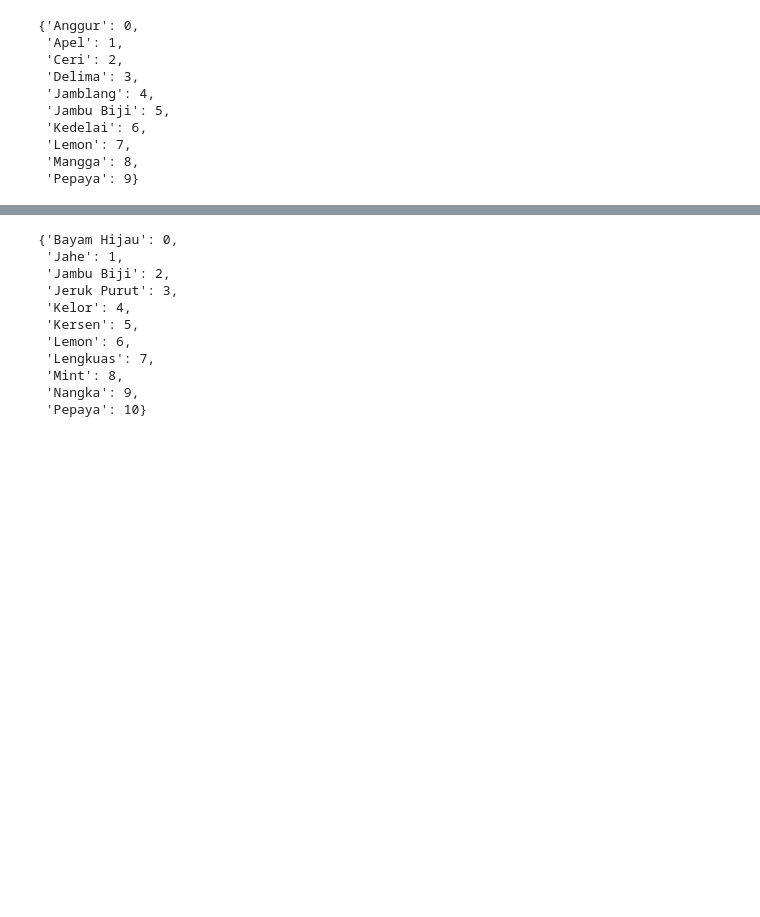
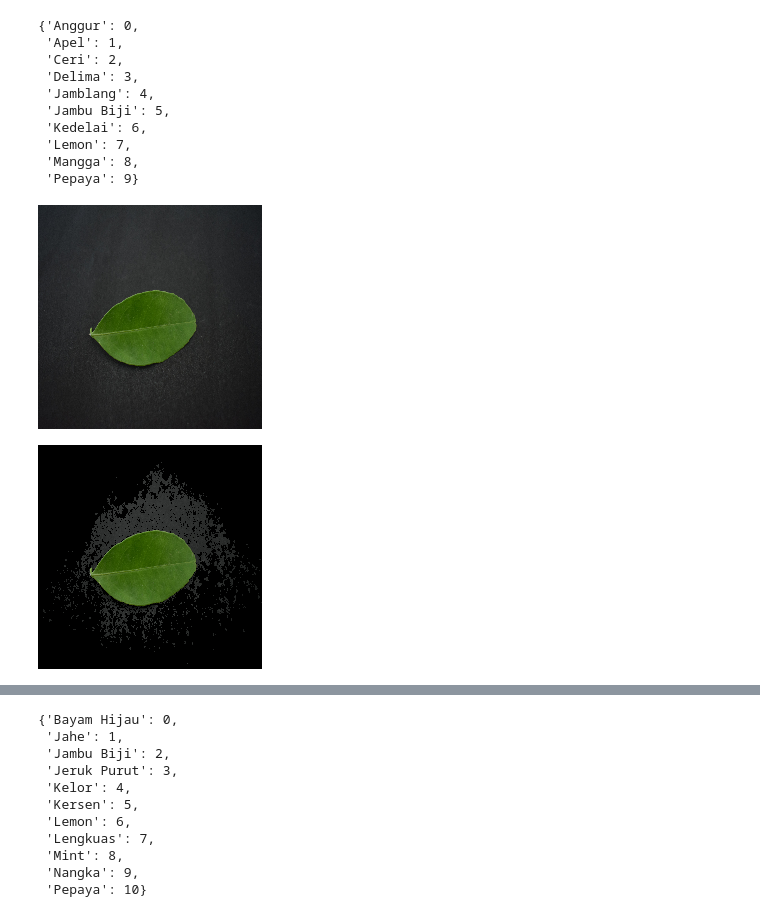
Before and after one commit to rifqoi/Inacure-Machine-Learning, a Jupyter notebook: 03-ensemble.ipynb, the cells around one changed output, grey strips where cells are left out. Drawn from its saved outputs; the diff is of its cells as text; code cells hidden in the pictures; blank space fills up the shorter version.

```diff
--- a/03-ensemble.ipynb
+++ b/03-ensemble.ipynb
@@ -918,24 +933,30 @@ vgg16_model.train_generator.class_indices
 # %%
 import cv2
 from google.colab.patches import cv2_imshow
-img =  cv2.imread('/istockphoto-584504750-1024x1024.jpg')
+
+img =  cv2.imread('/content/drive/Shareddrives/Bangkit Capstone/Final_Split_Datasets/train/Lemon/0010_0001.JPG')
+img = cv2.resize(img, (224,224))
 hsv = cv2.cvtColor(img, cv2.COLOR_BGR2HSV)
 
 # find the green color
-mask_green = cv2.inRange(hsv, (36,0,0), (86,255,255))
+mask_green = cv2.inRange(hsv,(36,0,0), (86,255,255))
 # find the brown color
 mask_brown = cv2.inRange(hsv, (8, 60, 20), (30, 255, 200))
 # find the yellow color in the leaf
 mask_yellow = cv2.inRange(hsv, (21, 39, 64), (40, 255, 255))
 
 # find any of the three colors(green or brown or yellow) in the image
 mask = cv2.bitwise_or(mask_green, mask_brown)
 mask = cv2.bitwise_or(mask, mask_yellow)
 
 # Bitwise-AND mask and original image
 res = cv2.bitwise_and(img,img, mask= mask)
 
 cv2_imshow(img)
 cv2_imshow(res)
+# cv2_imshow(processedimage)
 cv2.waitKey(0)
 cv2.destroyAllWindows()
+# %% [output]
+[figure, added]
+[figure, added]
```
Also changed, not shown: parts of 15 cells of this notebook.
